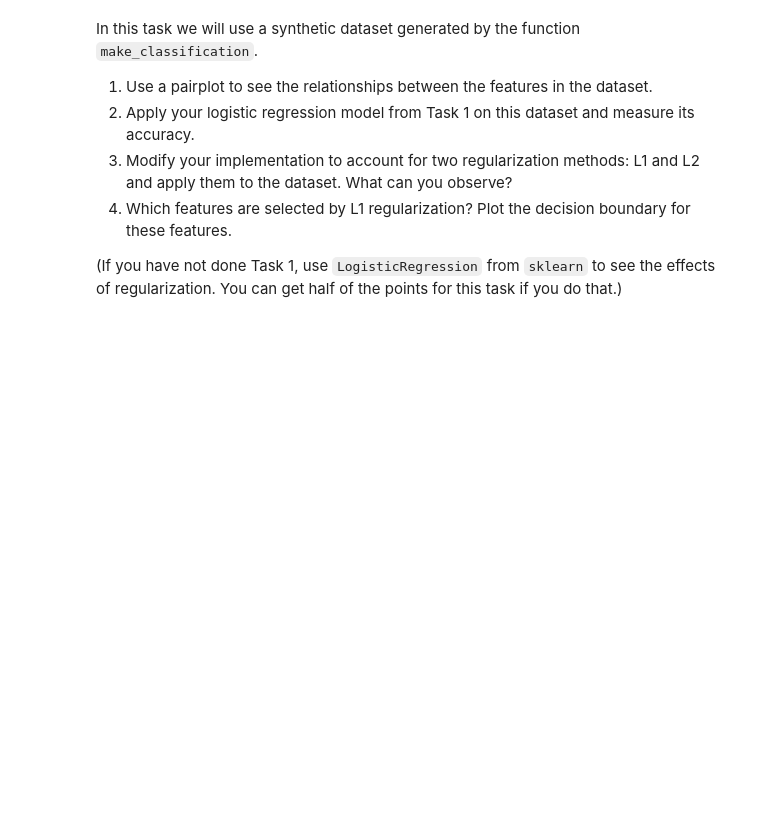
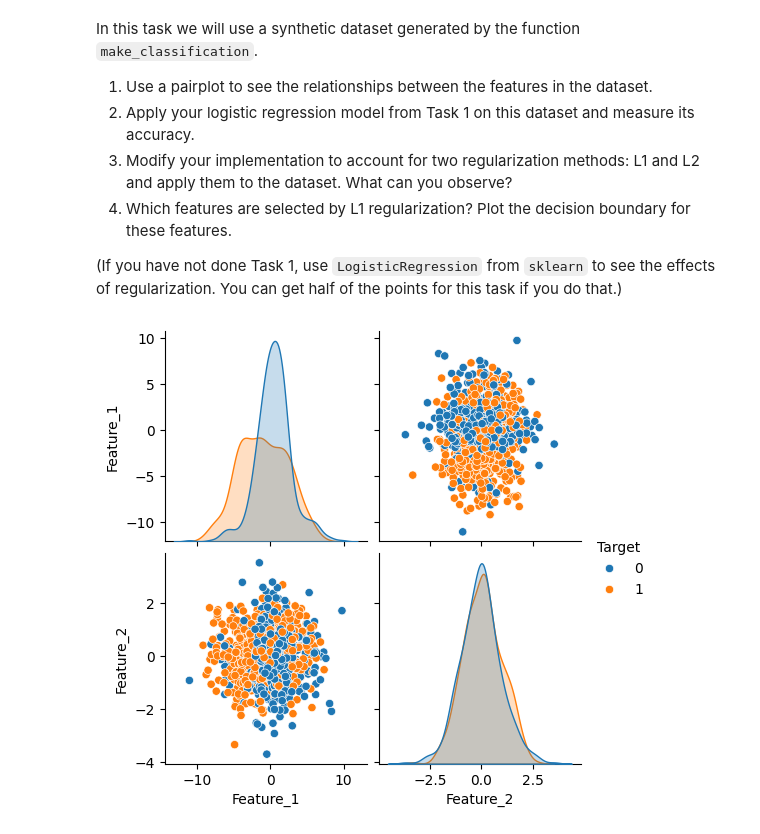
Before and after one commit to PatrykFlama/UWr, a Jupyter notebook: Sem5/ML/2024/List3/Assignment3.ipynb, the cells around one changed output. Drawn from its saved outputs; the diff is of its cells as text; code cells hidden in the pictures; blank space fills up the shorter version.

```diff
--- a/Sem5/ML/2024/List3/Assignment3.ipynb
+++ b/Sem5/ML/2024/List3/Assignment3.ipynb
@@ -675,3 +675,16 @@ X, y = make_classification(
 
 dataset = pd.DataFrame(X, columns=[f"Feature_{i}" for i in range(1, 21)])
 dataset['Target'] = y
+# %%
+import seaborn as sns
+import pandas as pd
+
+df = pd.DataFrame(X, columns=[f"Feature_{i}" for i in range(1, 21)])
+df['Target'] = y
+
+subset_features = ['Feature_1', 'Feature_2', 'Target']
+
+sns.pairplot(df[subset_features], hue='Target')
+plt.show()
+# %% [output]
+[figure, added]
```
Also changed, not shown: parts of 5 cells of this notebook.
